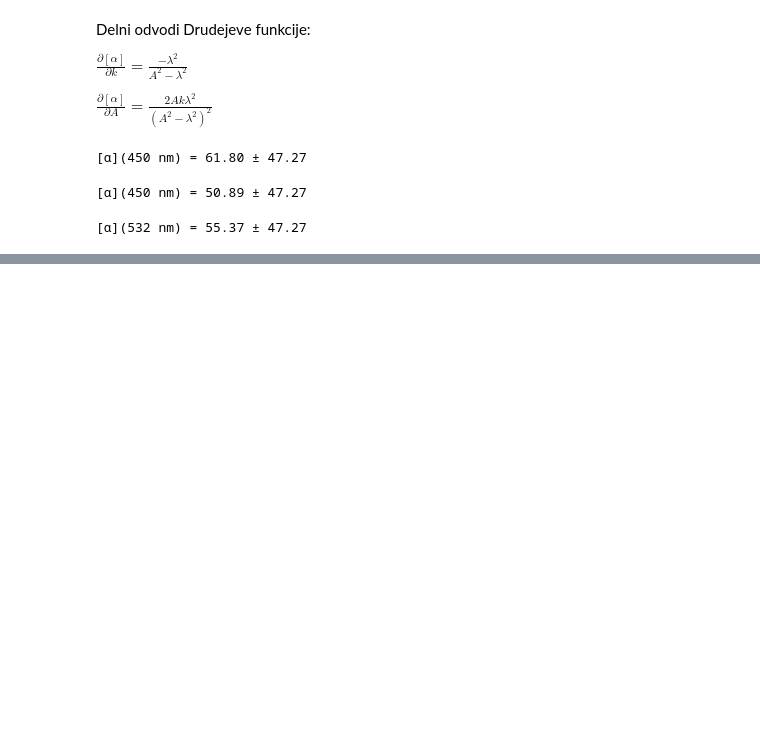
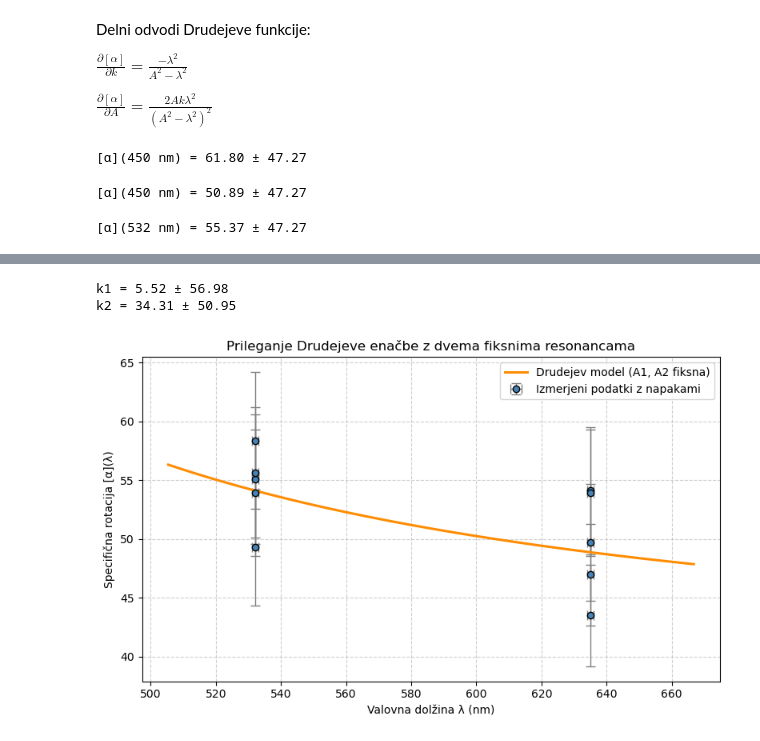
Before and after one commit to Matijek/Projektna_FE3, a Jupyter notebook: priprava.ipynb, the cells around one changed output, grey strips where cells are left out. Cells and saved outputs as stored; diff of their text form; code cells hidden in the pictures; blank space fills up the shorter version.

```diff
--- a/priprava.ipynb
+++ b/priprava.ipynb
@@ -559,0 +632,33 @@ print(f"[α](532 nm) = {alpha_green:.2f} ± {delta_alpha_green:.2f}")
+# %%
+def drude_two_fixed_A(lambda_nm, k1, k2):
+    A1 = 220  # typical UV resonance nm
+    A2 = 280  # second resonance nm
+    return (k1 * lambda_nm**2) / (lambda_nm**2 - A1**2) + (k2 * lambda_nm**2) / (lambda_nm**2 - A2**2)
+
+params, cov = curve_fit(drude_two_fixed_A, lambda_vals, alpha_vals, sigma=alpha_errs, absolute_sigma=True, p0=[1e4, 1e4])
+k1_fit, k2_fit = params
+k1_err, k2_err = np.sqrt(np.diag(cov))
+
+print(f"k1 = {k1_fit:.2f} ± {k1_err:.2f}")
+print(f"k2 = {k2_fit:.2f} ± {k2_err:.2f}")
+
+# Priprava za risanje prileganja z dvema fiksnima resonancama
+lambda_fit = np.linspace(min(lambda_vals)*0.95, max(lambda_vals)*1.05, 300)
+alpha_fit_fixed = drude_two_fixed_A(lambda_fit, k1_fit, k2_fit)
+
+plt.figure(figsize=(8, 5))
+plt.errorbar(lambda_vals, alpha_vals, xerr=lambda_errs, yerr=alpha_errs, fmt='o',
+             markersize=6, markerfacecolor='steelblue', markeredgecolor='black',
+             ecolor='gray', elinewidth=1, capsize=4, label='Izmerjeni podatki z napakami')
+plt.plot(lambda_fit, alpha_fit_fixed, color='darkorange', linewidth=2.2, label='Drudejev model (A1, A2 fiksna)')
+plt.xlabel('Valovna dolžina λ (nm)')
+plt.ylabel('Specifična rotacija [α](λ)')
+plt.title('Prileganje Drudejeve enačbe z dvema fiksnima resonancama')
+plt.grid(True, linestyle='--', alpha=0.6)
+plt.legend()
+plt.tight_layout()
+plt.show()
+# %% [output]
+k1 = 5.52 ± 56.98
+k2 = 34.31 ± 50.95
+[figure, added]
```
Also changed, not shown: parts of 4 cells of this notebook, 7 other files.
